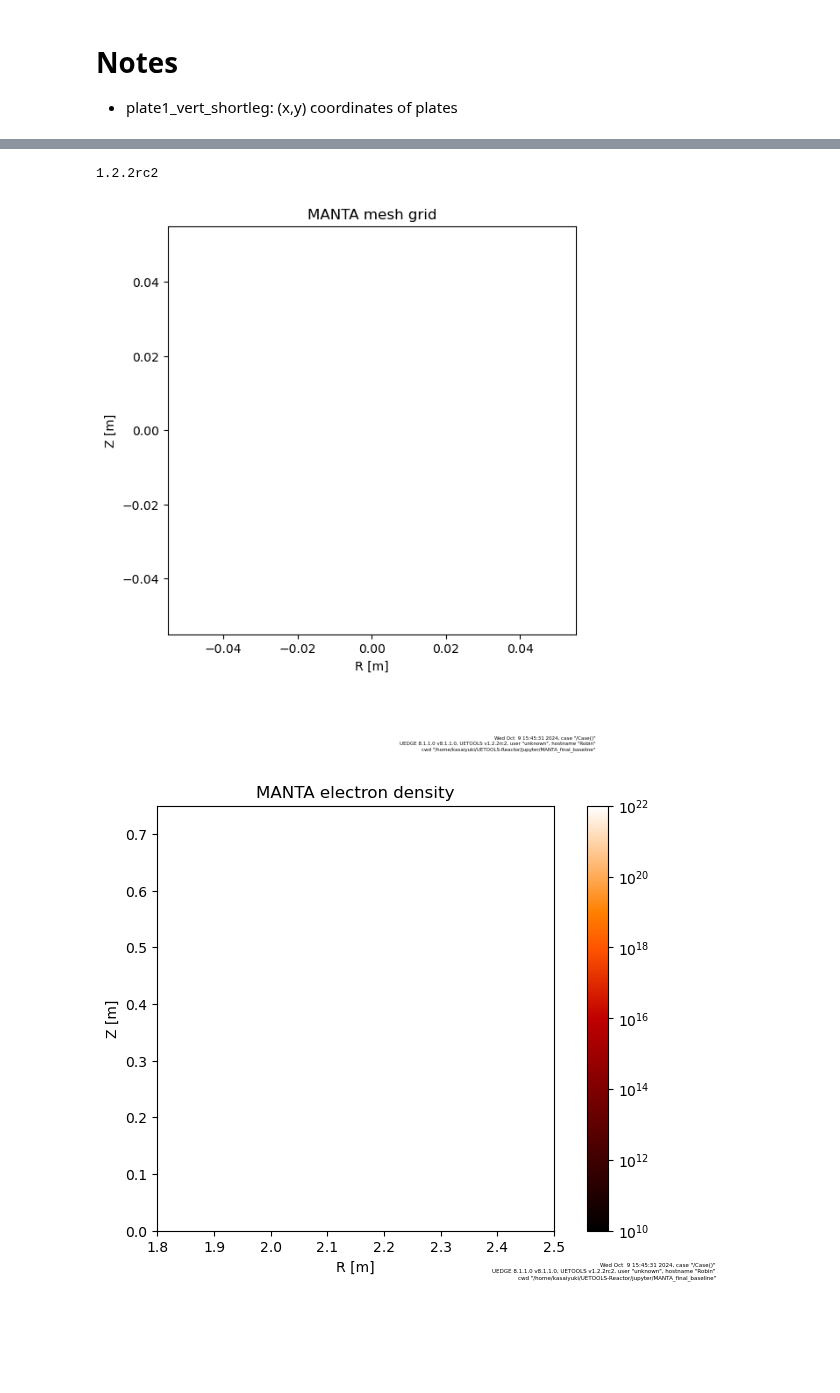
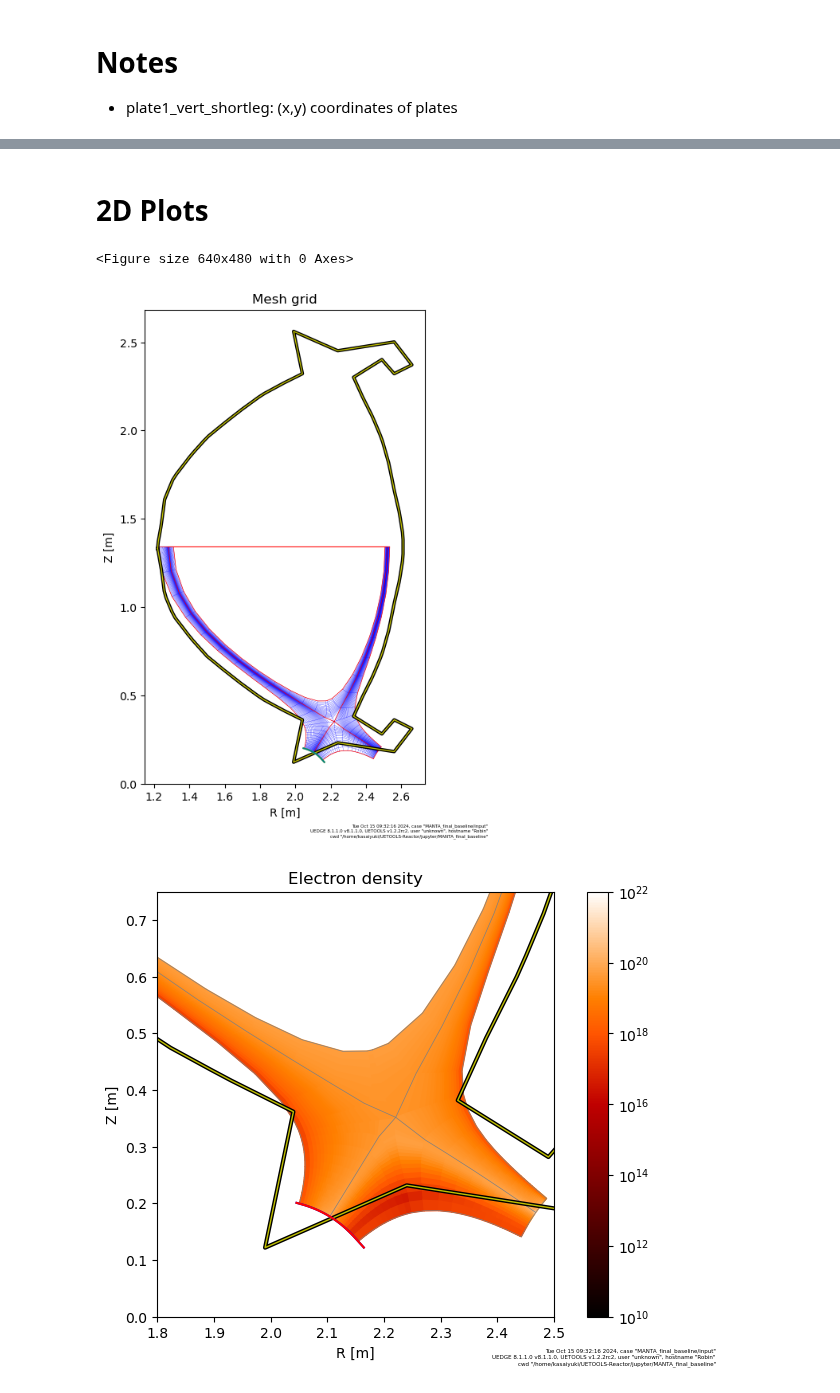
Before and after one commit to KasaiYuki/UETOOLS-Reactor, a Jupyter notebook: jupyter/MANTA_final_baseline/main.ipynb, the cells around one changed output, grey strips where cells are left out. Drawn from its saved outputs; the diff is of its cells as text; code cells hidden in the pictures; blank space fills up the shorter version.

Commit message:
Fully converted to UETOOLS and improved plotting

```diff
--- a/jupyter/MANTA_final_baseline/main.ipynb
+++ b/jupyter/MANTA_final_baseline/main.ipynb
@@ -422,0 +17,4 @@ Reading uedge.hdf5-style save-file 'base_ITback_chi15e2_4e3pfr_D26_P26_imp3e3.h5
+# %%
+c = Case('MANTA_final_baseline/input.yaml')
+#c.populate()
+#bbb.exmain()
@@ -425,31 +158,56 @@ c.grid.plot.efit("FDC24_TokaMaker_2024-09-25_v4_FS")
+# %% [markdown]
+# 2D Plots
 # %%
 # UETOOLS Start
-import uetools
-print(uetools.__version__)
-c = uetools.Case()
+#import uetools
+# print(uetools.__version__)
+#c = uetools.Case()
 #c.plot.ne2d()
 #bbb.exmain()
+%matplotlib inline
+plt.figure()
 c.plot.grid(linewidth=0.1, #grid plot
-       vessel=True,
-       plates=True,
-       platecolor=['gold','teal'],
-       lcfs=True,
-       lcfscolor='r',
-       linecolor='b',
-       title='MANTA mesh grid'
-      );
+   vessel=True,
+   plates=True,
+   platecolor=['gold','teal'],
+   lcfs=True,
+   lcfscolor='r',
+   linecolor='b',
+   title='Mesh grid'
+  );
 
 c.plot.mesh(
     bbb.ne,
     log=True,
     xlim=(1.8, 2.5),
     ylim=(0,0.75),
     figsize=(7,5),
     zrange=(1e10,1e22),
     cmap='gist_heat',
-    title='MANTA electron density'
+    title='Electron density'
 );
+
+
+c.plot.mesh(
+    bbb.feex,
+    xlim=(1.8, 2.5),
+    ylim=(0,0.75),
+    figsize=(7,5),
+    zrange=(-5e5,5e5),
+    cmap='seismic',
+    title='Electron heat flux'
+);
+c.plot.mesh(
+    bbb.feix,
+    xlim=(1.8, 2.5),
+    ylim=(0,0.75),
+    figsize=(7,5),
+    zrange=(-5e5,5e5),
+    cmap='seismic',
+    title='Ion heat flux'
+);
+plt.show()
 # %% [output]
-1.2.2rc2
+<Figure size 640x480 with 0 Axes>
-[figure, old version]
+[figure, new version]
-[figure, old version]
+[figure, new version]
```
Also changed, not shown: parts of 18 cells of this notebook, 4 other files.
